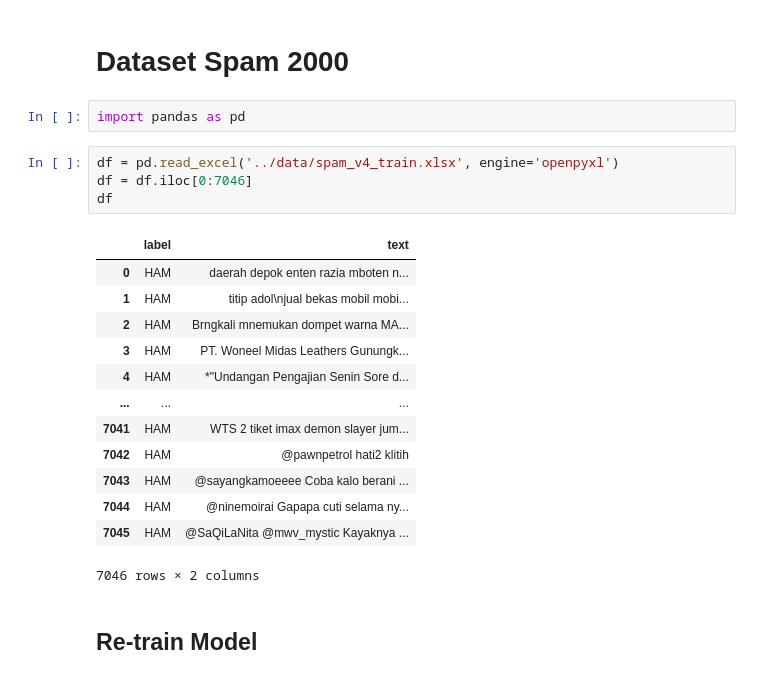
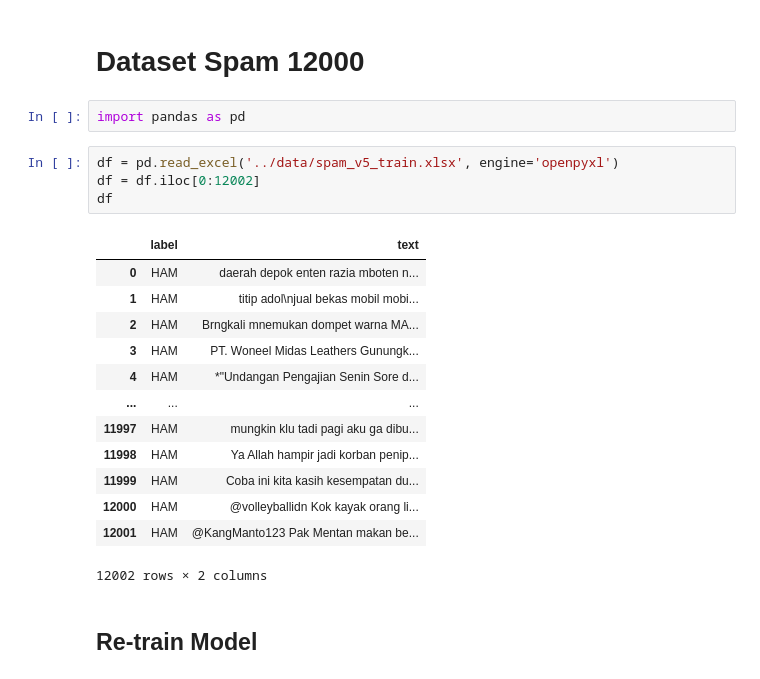
Before and after one commit to raihanhd12/ML_spam-detection, a Jupyter notebook: notebooks/5_fine_tune_v2.ipynb, the cells around one changed output. Saved outputs shown, nothing was run; the diff lists cells and outputs as text.

```diff
--- a/notebooks/5_fine_tune_v2.ipynb
+++ b/notebooks/5_fine_tune_v2.ipynb
@@ -1,25 +1,25 @@
 # %% [markdown]
-# Dataset Spam 2000
+# Dataset Spam 12000
 # %%
 import pandas as pd
 # %%
-df = pd.read_excel('../data/spam_v4_train.xlsx', engine='openpyxl')
-df = df.iloc[0:7046]
+df = pd.read_excel('../data/spam_v5_train.xlsx', engine='openpyxl')
+df = df.iloc[0:12002]
 df
 # %% [output]
 |  | label | text |
 | 0 | HAM | daerah depok enten razia mboten n... |
 | 1 | HAM | titip adol\njual bekas mobil mobi... |
 | 2 | HAM | Brngkali mnemukan dompet warna MA... |
 | 3 | HAM | PT. Woneel Midas Leathers Gunungk... |
 | 4 | HAM | *"Undangan Pengajian Senin Sore d... |
 | ... | ... | ... |
-| 7041 | HAM | WTS 2 tiket imax demon slayer jum... |
-| 7042 | HAM | @pawnpetrol hati2 klitih |
-| 7043 | HAM | @sayangkamoeeee Coba kalo berani ... |
-| 7044 | HAM | @ninemoirai Gapapa cuti selama ny... |
-| 7045 | HAM | @SaQiLaNita @mwv_mystic Kayaknya ... |
+| 11997 | HAM | mungkin klu tadi pagi aku ga dibu... |
+| 11998 | HAM | Ya Allah hampir jadi korban penip... |
+| 11999 | HAM | Coba ini kita kasih kesempatan du... |
+| 12000 | HAM | @volleyballidn Kok kayak orang li... |
+| 12001 | HAM | @KangManto123 Pak Mentan makan be... |
-7046 rows × 2 columns
+12002 rows × 2 columns
 # %% [markdown]
 ## Re-train Model
 # %%
```
Also changed, not shown: parts of 10 cells of this notebook, 1 other file.
